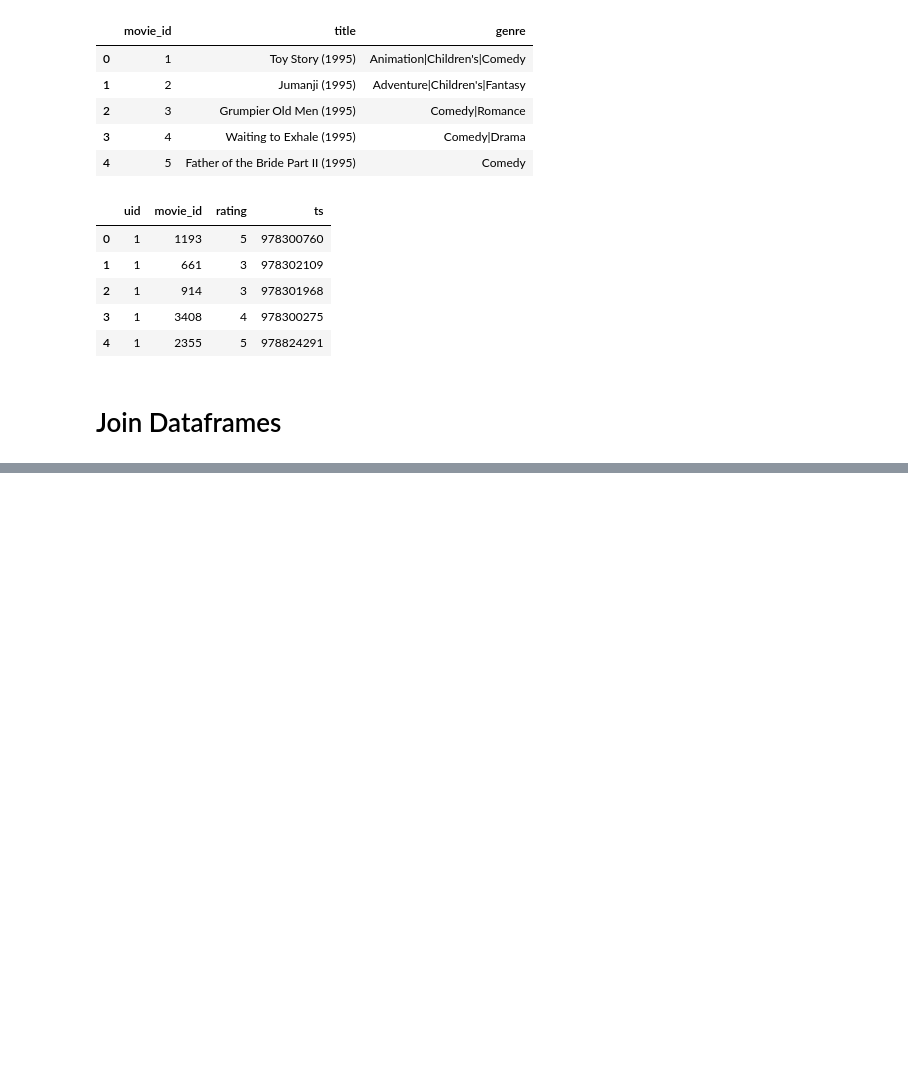
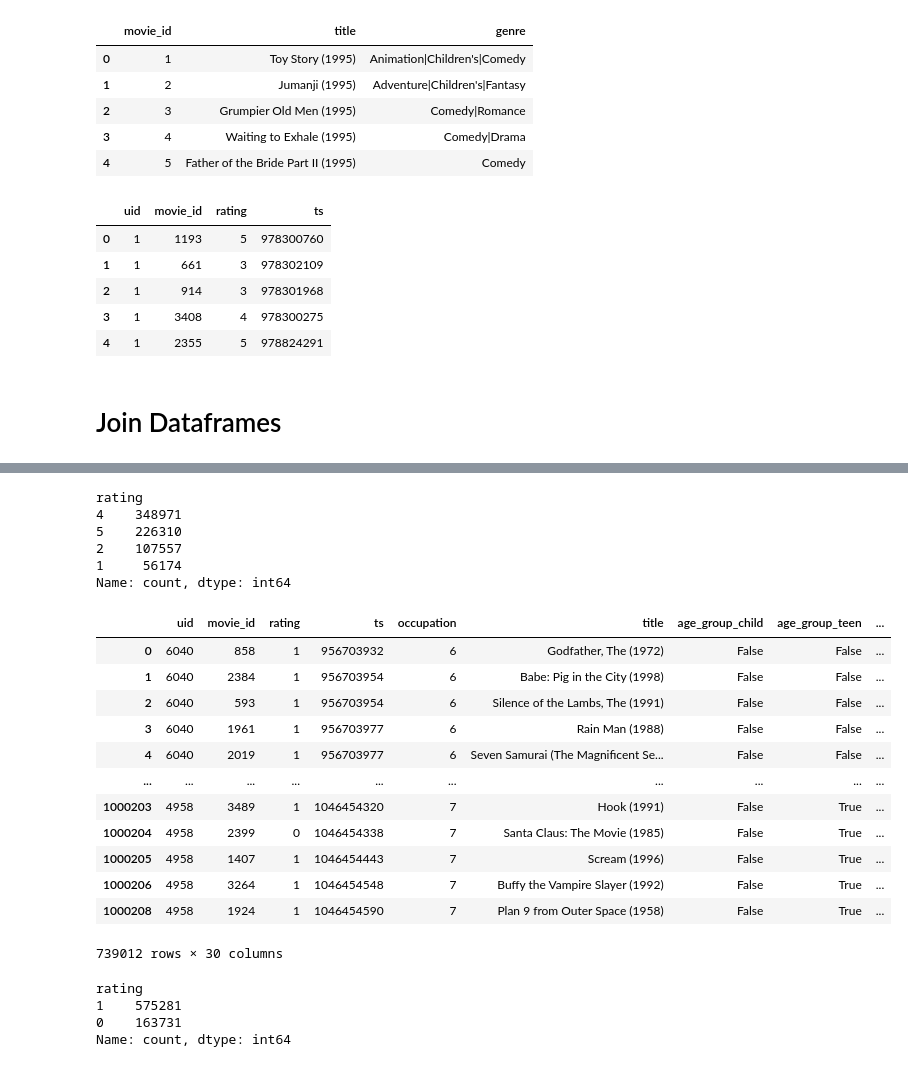
Before and after one commit to hgkumbhare/recommender-system, a Jupyter notebook: data_preprocessing.ipynb, the cells around one changed output, grey strips where cells are left out. Cells and saved outputs as stored; diff of their text form; code cells hidden in the pictures; blank space fills up the shorter version.

```diff
--- a/data_preprocessing.ipynb
+++ b/data_preprocessing.ipynb
@@ -49,0 +70,6 @@ movie_ratings.drop(['movie_id_ratings', 'movie_id_movies'], inplace=True, axis=1
+# %%
+df = df.reset_index(drop=True)
+bins = [0, 12, 19, 60, float('inf')]
+labels = ['child', 'teen', 'adult', 'senior']
+df['age_group'] = pd.cut(df['age'], bins=bins, labels=labels, right=False)
+df = pd.get_dummies(df, columns=['age_group', 'gender'])
@@ -49,0 +78,6 @@ movie_ratings.drop(['movie_id_ratings', 'movie_id_movies'], inplace=True, axis=1
+# %%
+df['genres_list'] = df['genre'].str.split('|')
+df_exploded = df.explode('genres_list')
+one_hot = pd.get_dummies(df_exploded['genres_list'])
+one_hot_exploded = one_hot.groupby(df_exploded.index).max()
+df = pd.concat([df, one_hot_exploded], axis=1)
@@ -49,0 +104,3 @@ movie_ratings.drop(['movie_id_ratings', 'movie_id_movies'], inplace=True, axis=1
+# %%
+df.drop(columns=['zip', 'age', 'genres_list', 'genre'], inplace=True, axis=1)
+df = df[df['rating'] != 3]
@@ -49,0 +119,34 @@ movie_ratings.drop(['movie_id_ratings', 'movie_id_movies'], inplace=True, axis=1
+# %%
+df['rating'].value_counts()
+# %% [output]
+rating
+4    348971
+5    226310
+2    107557
+1     56174
+Name: count, dtype: int64
+# %%
+df['rating'] = df['rating'].mask(df['rating'] < 3, 0)
+df['rating'] = df['rating'].mask(df['rating'] > 3, 1)
+df
+# %% [output]
+|  | uid | movie_id | rating | ts | occupation | title | age_group_child | age_group_teen | ... |
+| 0 | 6040 | 858 | 1 | 956703932 | 6 | Godfather, The (1972) | False | False | ... |
+| 1 | 6040 | 2384 | 1 | 956703954 | 6 | Babe: Pig in the City (1998) | False | False | ... |
+| 2 | 6040 | 593 | 1 | 956703954 | 6 | Silence of the Lambs, The (1991) | False | False | ... |
+| 3 | 6040 | 1961 | 1 | 956703977 | 6 | Rain Man (1988) | False | False | ... |
+| 4 | 6040 | 2019 | 1 | 956703977 | 6 | Seven Samurai (The Magnificent Se... | False | False | ... |
+| ... | ... | ... | ... | ... | ... | ... | ... | ... | ... |
+| 1000203 | 4958 | 3489 | 1 | 1046454320 | 7 | Hook (1991) | False | True | ... |
+| 1000204 | 4958 | 2399 | 0 | 1046454338 | 7 | Santa Claus: The Movie (1985) | False | True | ... |
+| 1000205 | 4958 | 1407 | 1 | 1046454443 | 7 | Scream (1996) | False | True | ... |
+| 1000206 | 4958 | 3264 | 1 | 1046454548 | 7 | Buffy the Vampire Slayer (1992) | False | True | ... |
+| 1000208 | 4958 | 1924 | 1 | 1046454590 | 7 | Plan 9 from Outer Space (1958) | False | True | ... |
+739012 rows × 30 columns
+# %%
+df['rating'].value_counts()
+# %% [output]
+rating
+1    575281
+0    163731
+Name: count, dtype: int64
```
Also changed, not shown: parts of 8 cells of this notebook, 1 other file.
